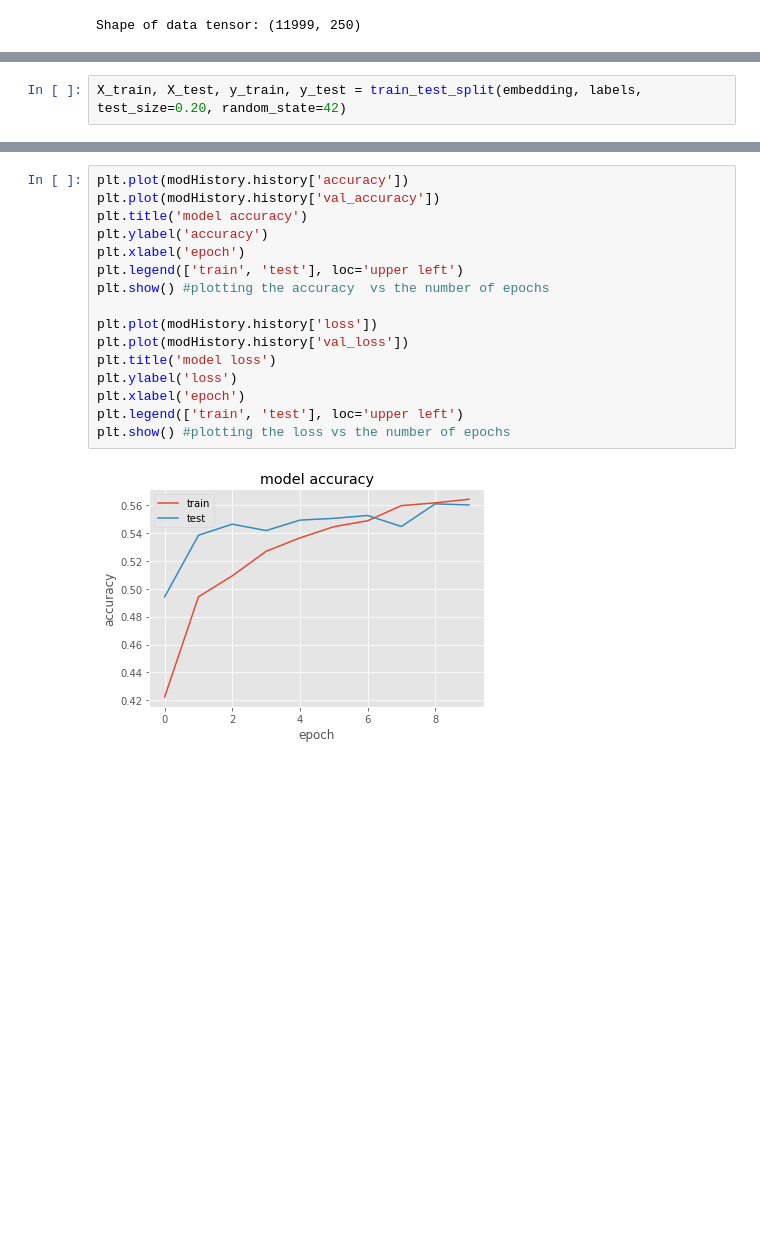
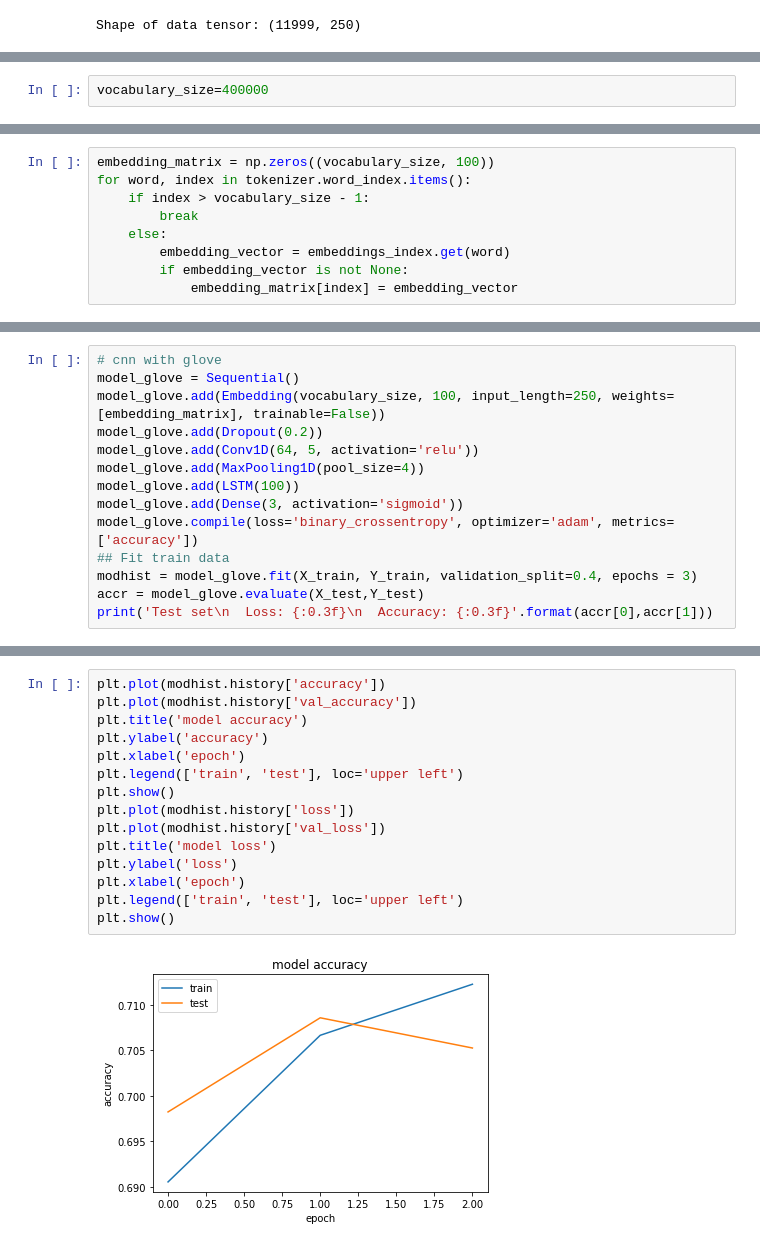
Before and after one commit to sailkargutkar/Python-Projects, a Jupyter notebook: HELBNTODR100394.ipynb, the cells around one changed output, grey strips where cells are left out. Drawn from its saved outputs; the diff is of its cells as text; blank space fills up the shorter version.

```diff
--- a/HELBNTODR100394.ipynb
+++ b/HELBNTODR100394.ipynb
@@ -229,2 +124,0 @@ Create the training and test set
-# %%
-X_train, X_test, y_train, y_test = train_test_split(embedding, labels, test_size=0.20, random_state=42)
@@ -278,0 +125,2 @@ Check the accuracy
+# %%
+vocabulary_size=400000
@@ -278,0 +129,9 @@ Check the accuracy
+# %%
+embedding_matrix = np.zeros((vocabulary_size, 100))
+for word, index in tokenizer.word_index.items():
+    if index > vocabulary_size - 1:
+        break
+    else:
+        embedding_vector = embeddings_index.get(word)
+        if embedding_vector is not None:
+            embedding_matrix[index] = embedding_vector
@@ -278,0 +168,14 @@ Check the accuracy
+# %%
+# cnn with glove
+model_glove = Sequential()
+model_glove.add(Embedding(vocabulary_size, 100, input_length=250, weights=[embedding_matrix], trainable=False))
+model_glove.add(Dropout(0.2))
+model_glove.add(Conv1D(64, 5, activation='relu'))
+model_glove.add(MaxPooling1D(pool_size=4))
+model_glove.add(LSTM(100))
+model_glove.add(Dense(3, activation='sigmoid'))
+model_glove.compile(loss='binary_crossentropy', optimizer='adam', metrics=['accuracy'])
+## Fit train data
+modhist = model_glove.fit(X_train, Y_train, validation_split=0.4, epochs = 3)
+accr = model_glove.evaluate(X_test,Y_test)
+print('Test set\n  Loss: {:0.3f}\n  Accuracy: {:0.3f}'.format(accr[0],accr[1]))
@@ -295,18 +205,17 @@ F1 score :  0.56
 # %%
-plt.plot(modHistory.history['accuracy'])
-plt.plot(modHistory.history['val_accuracy'])
+plt.plot(modhist.history['accuracy'])
+plt.plot(modhist.history['val_accuracy'])
 plt.title('model accuracy')
 plt.ylabel('accuracy')
 plt.xlabel('epoch')
 plt.legend(['train', 'test'], loc='upper left')
-plt.show() #plotting the accuracy  vs the number of epochs
-
-plt.plot(modHistory.history['loss'])
-plt.plot(modHistory.history['val_loss'])
+plt.show()
+plt.plot(modhist.history['loss'])
+plt.plot(modhist.history['val_loss'])
 plt.title('model loss')
 plt.ylabel('loss')
 plt.xlabel('epoch')
 plt.legend(['train', 'test'], loc='upper left')
-plt.show() #plotting the loss vs the number of epochs
+plt.show()
 # %% [output]
-[figure, old version]
+[figure, new version]
```
Also changed, not shown: parts of 38 cells of this notebook.
